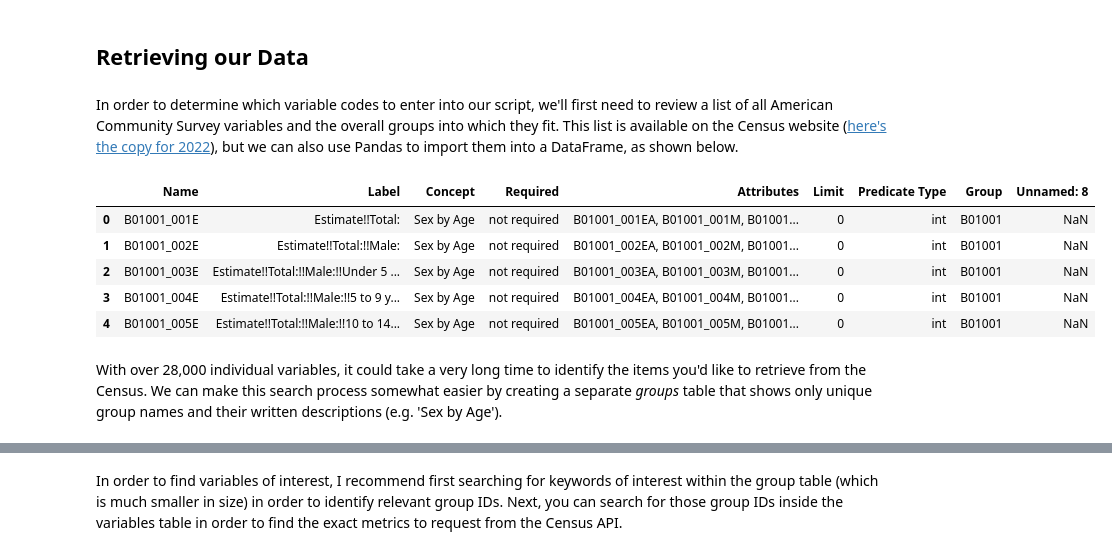
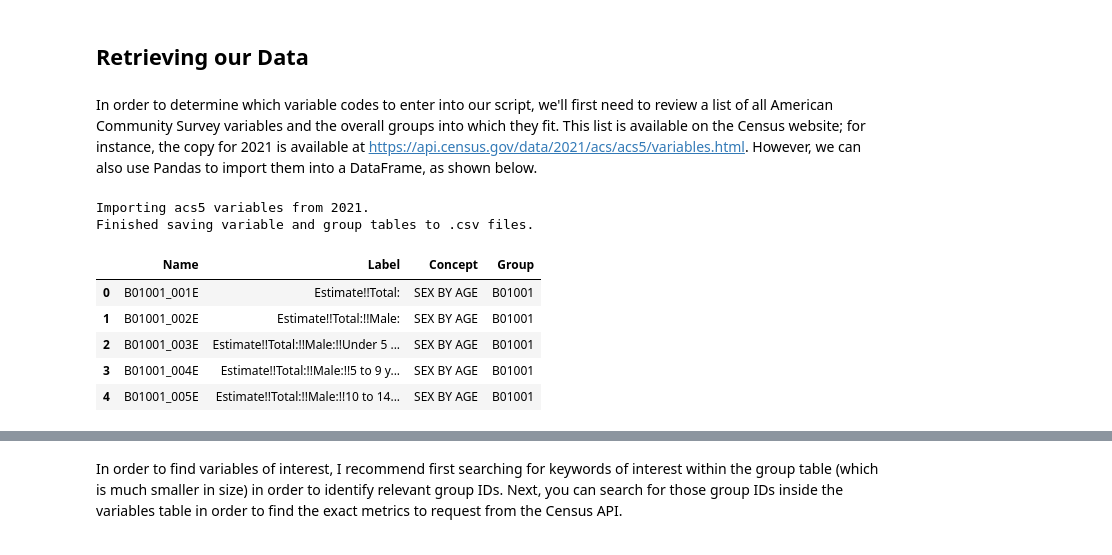
Before and after one commit to kburchfiel/pfn, a Jupyter notebook: Census_Data_Imports/census_data_imports.ipynb, the cells around one changed output, grey strips where cells are left out. Drawn from its saved outputs; the diff is of its cells as text; code cells hidden in the pictures.

```diff
--- a/Census_Data_Imports/census_data_imports.ipynb
+++ b/Census_Data_Imports/census_data_imports.ipynb
@@ -120,4 +131,4 @@ df_results.head()
 # %% [markdown]
 ## Retrieving our Data
 # %% [markdown]
-In order to determine which variable codes to enter into our script, we'll first need to review a list of all American Community Survey variables and the overall groups into which they fit. This list is available on the Census website ([here's the copy for 2022](https://api.census.gov/data/2022/acs/acs5/variables.html)), but we can also use Pandas to import them into a DataFrame, as shown below.
+In order to determine which variable codes to enter into our script, we'll first need to review a list of all American Community Survey variables and the overall groups into which they fit. This list is available on the Census website; for instance, the copy for 2021 is available at https://api.census.gov/data/2021/acs/acs5/variables.html. However, we can also use Pandas to import them into a DataFrame, as shown below.
@@ -124,36 +188,27 @@ In order to determine which variable codes to enter into our script, we'll first
 # %%
-if download_variable_list == True:
-    df_variables_page = pd.read_html(
-        f'https://api.census.gov/data/{latest_acs5_year}/acs/acs5/variables.html')[0]
-    # [0] selects the first HTML table found on this page.
-    # See https://pandas.pydata.org/pandas-docs/stable/reference/api/
-    # pandas.read_html.html
-    # for more information on pd.read_html().
+if download_new_variable_list == True:
+    download_variable_list(acs5_year, 'acs5')
 
-    # Some rows in this table contain items other than demographic
-    # variables (e.g. region names). We can exclude them by selecting
-    # only rows that begin with 'Estimate'. (Another option would have
-    # been to filter out rows with N/A 'Group' entries (i.e.
-    # df_variables.query("Group.isna() == False")),
-    # but this would have left a couple non-variable rows in place.
+# Reading the group and variable datasets into our script:
+df_variables = pd.read_csv(
+    f'Datasets/acs5_{acs5_year}_variables.csv')
 
-    df_variables = df_variables_page[
-    df_variables_page['Label'].str[0:8] == 'Estimate'].copy(
-    ).reset_index(drop=True)
-    # Saving this table to a local .csv file:
-    df_variables.to_csv(f'Datasets/{latest_acs5_year}_variables.csv',
-    index = False)
-else: # Reading a local copy of this dataset instead, which should
-    # take much less time.
-    df_variables = pd.read_csv(
-        f'Datasets/{latest_acs5_year}_variables.csv')
-df_variables.head()
+df_groups = pd.read_csv(
+    f'Datasets/acs5_{acs5_year}_groups.csv')
+
+# The following code will show a condensed set of columns if the script
+# is being run for PDF output; that way, the reader can view all of the
+# most important columns. This step isn't necessary when the script is
+# being run for HTML display, as the user can simply scroll horizontally
+# to see all of the columns within the DataFrame.
+df_variables[['Name', 'Label', 'Concept', 'Group']].head() if (
+    render_for_pdf == True) else df_variables.head()
 # %% [output]
+Importing acs5 variables from 2021.
+Finished saving variable and group tables to .csv files.
-|  | Name | Label | Concept | Required | Attributes | Limit | Predicate Type | Group | Unnamed: 8 |
-| 0 | B01001_001E | Estimate!!Total: | Sex by Age | not required | B01001_001EA, B01001_001M, B01001... | 0 | int | B01001 | NaN |
-| 1 | B01001_002E | Estimate!!Total:!!Male: | Sex by Age | not required | B01001_002EA, B01001_002M, B01001... | 0 | int | B01001 | NaN |
-| 2 | B01001_003E | Estimate!!Total:!!Male:!!Under 5 ... | Sex by Age | not required | B01001_003EA, B01001_003M, B01001... | 0 | int | B01001 | NaN |
-| 3 | B01001_004E | Estimate!!Total:!!Male:!!5 to 9 y... | Sex by Age | not required | B01001_004EA, B01001_004M, B01001... | 0 | int | B01001 | NaN |
-| 4 | B01001_005E | Estimate!!Total:!!Male:!!10 to 14... | Sex by Age | not required | B01001_005EA, B01001_005M, B01001... | 0 | int | B01001 | NaN |
+|  | Name | Label | Concept | Group |
+| 0 | B01001_001E | Estimate!!Total: | SEX BY AGE | B01001 |
+| 1 | B01001_002E | Estimate!!Total:!!Male: | SEX BY AGE | B01001 |
+| 2 | B01001_003E | Estimate!!Total:!!Male:!!Under 5 ... | SEX BY AGE | B01001 |
+| 3 | B01001_004E | Estimate!!Total:!!Male:!!5 to 9 y... | SEX BY AGE | B01001 |
+| 4 | B01001_005E | Estimate!!Total:!!Male:!!10 to 14... | SEX BY AGE | B01001 |
-# %% [markdown]
-With over 28,000 individual variables, it could take a very long time to identify the items you'd like to retrieve from the Census. We can make this search process somewhat easier by creating a separate *groups* table that shows only unique group names and their written descriptions (e.g. 'Sex by Age').
```
Also changed, not shown: parts of 107 cells of this notebook, 7 other files.
